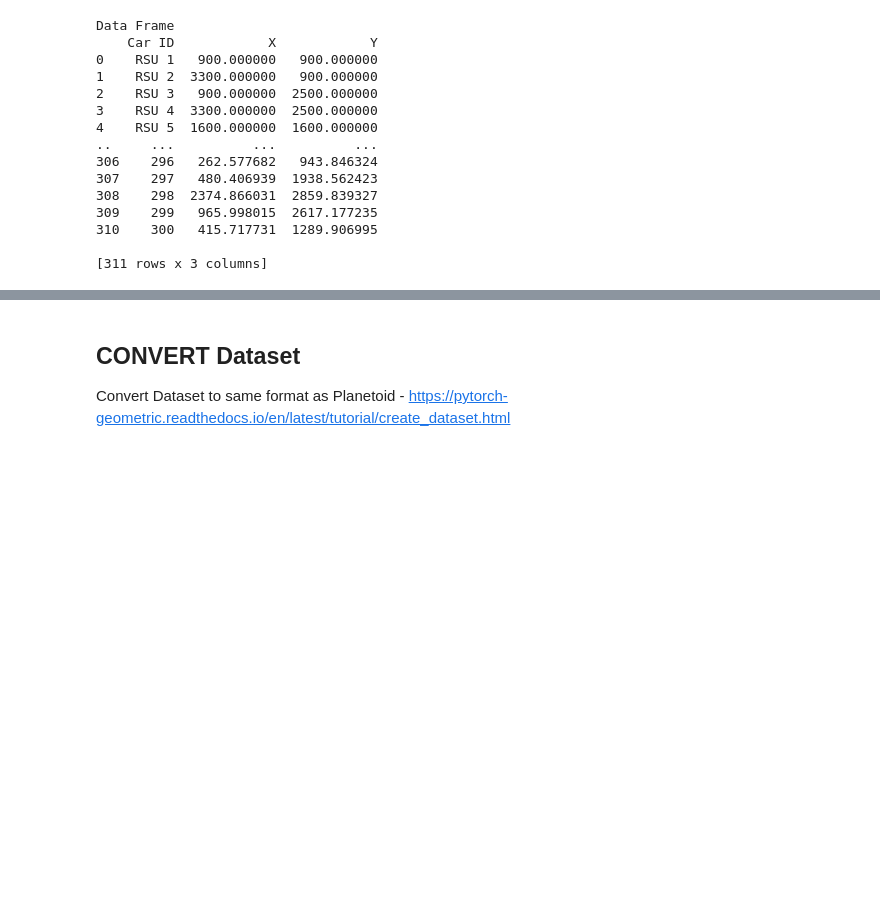
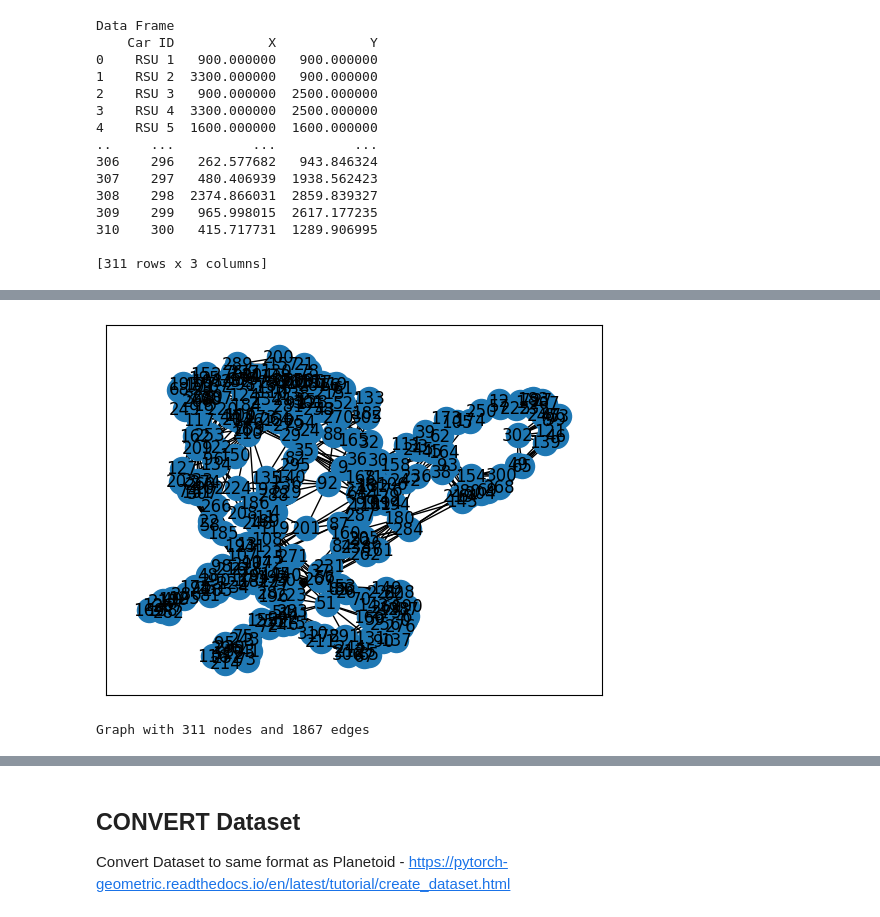
Before and after one commit to jegraham/Phase-1-Basic-GNN, a Jupyter notebook: Graham,_Jessica_Simple_GNN_Phase_1.ipynb, the cells around one changed output, grey strips where cells are left out. Saved outputs shown, nothing was run; the diff lists cells and outputs as text; code cells hidden in the pictures; blank space fills up the shorter version.

```diff
--- a/Graham,_Jessica_Simple_GNN_Phase_1.ipynb
+++ b/Graham,_Jessica_Simple_GNN_Phase_1.ipynb
@@ -204,3 +212,26 @@ plt.show()
+# %%
+# Plotting Graph (Version 3) - ----> HELP: Generates a circle????
+# Displaying the Graph Edges Similar to Inspiration from Nazanin - https://github.com/nazaninmehregan/5P30-Final-Project/blob/master/5P30_Final_Project.ipynb
+
+# specify node positions
+pos = nx.spring_layout(G,k=1, iterations=50, seed=42)
+
+# draw nodes
+nx.draw_networkx_nodes(G, pos)
+
+# draw node labels
+nx.draw_networkx_labels(G, pos)
+
+# draw edges
+nx.draw_networkx_edges(G, pos)
+
+
+plt.show()
+
+print(G)
+# %% [output]
+[figure, added]
+Graph with 311 nodes and 1867 edges
 # %%
 
 
```
Also changed, not shown: parts of 5 cells of this notebook.
